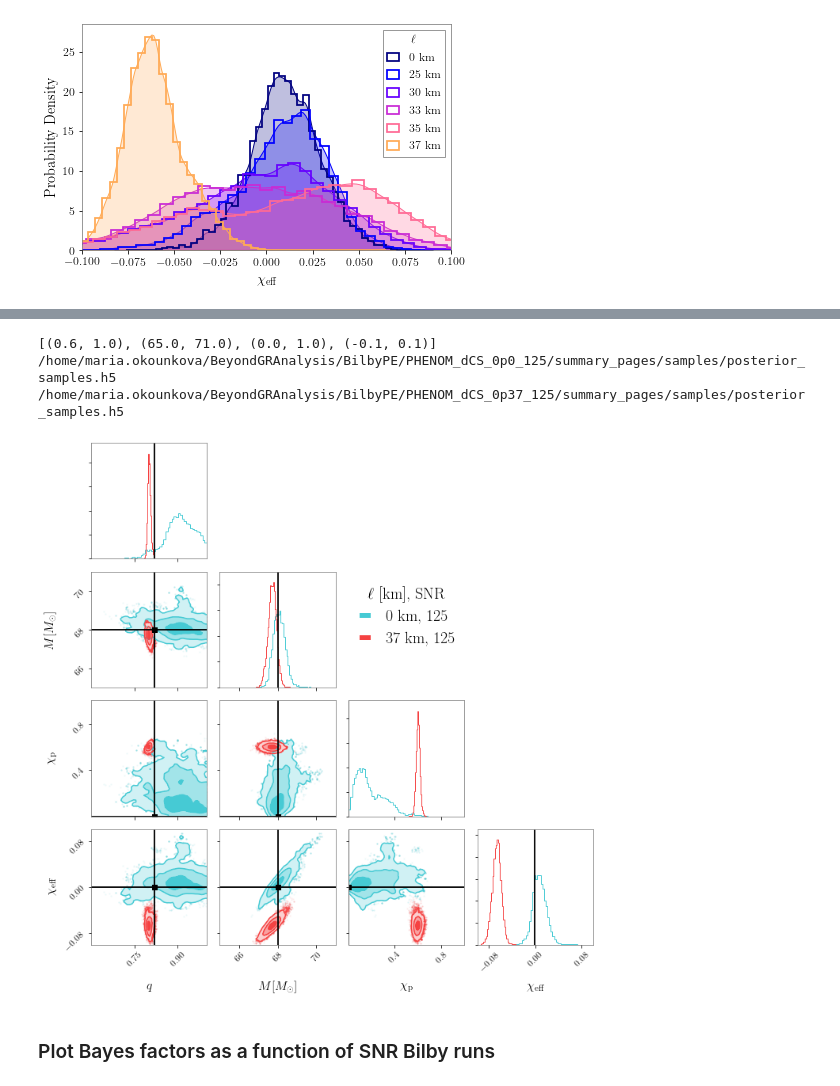
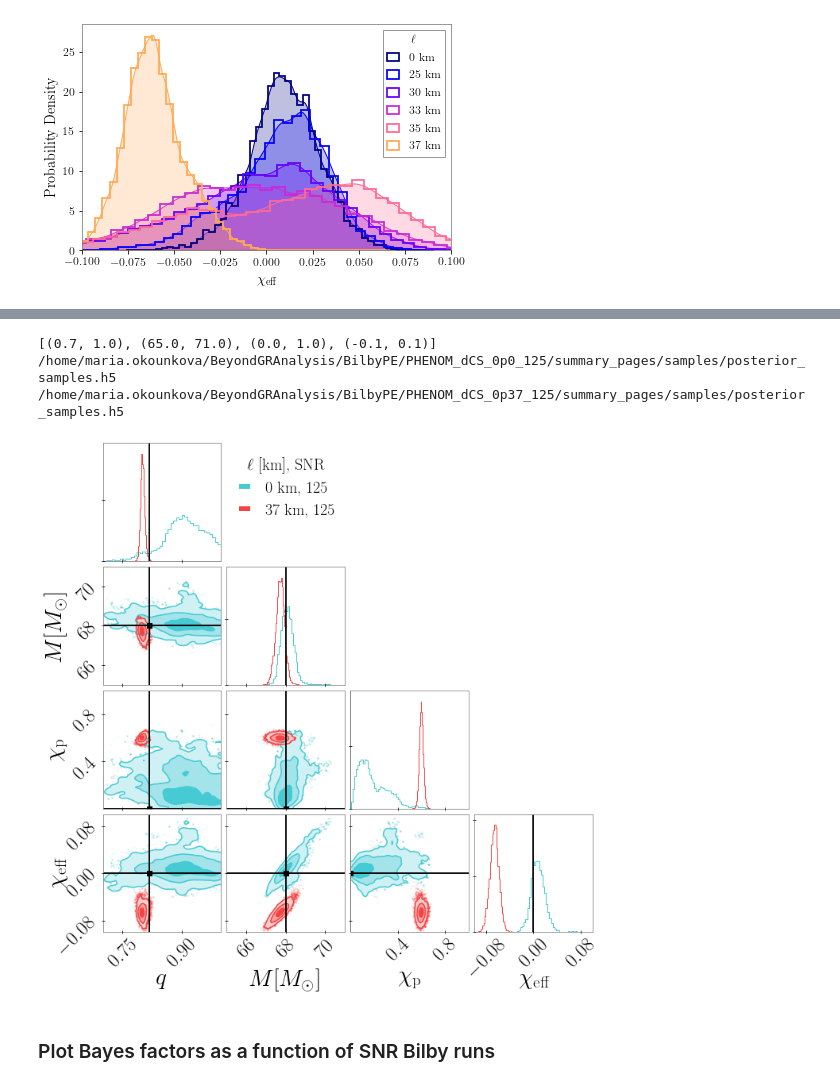
Before and after one commit to mariaokounkova/BeyondGRAnalysis, a Jupyter notebook: BilbyAnalysis.ipynb, the cells around one changed output, grey strips where cells are left out. Saved outputs shown, nothing was run; the diff lists cells and outputs as text; code cells hidden in the pictures.

Commit message:
BilbyAnalysis: Corner plot label fontsize
Increase the fontsize of the labels in our corner plot

```diff
--- a/BilbyAnalysis.ipynb
+++ b/BilbyAnalysis.ipynb
@@ -26,6 +26,7 @@ from ipynb.fs.full.Auxiliary import SubtractPeakTime, EllinKm, ComputeOverlap, C
 # Plot parameters
 matplotlib.rcParams['mathtext.fontset'] = 'stix'
 matplotlib.rcParams['font.family'] = 'STIXGeneral'
+matplotlib.rcParams['axes.labelsize'] = 24
 
 t_gps = 1126259462.0
 t_start = t_gps - 2.0
@@ -185,7 +200,7 @@ fig, ax_arr = plt.subplots(dim, dim, figsize=(12, 12))
 handles = []
 posterior_samples.plot(type="corner",
                          parameters=parameters, fig = fig, color = 'magenta', truths=truths, truth_color='black', \
-                           quantiles=[])
+                           quantiles=[], kde_kwargs={'labelsize':180})
 
 l = ax_arr[1][2].plot([0,0], [0,0], label='test', color = 'magenta')
 handles.append(l[0])
@@ -214,6 +229,10 @@ ax_arr[4][3].set_ylim(RangeDict['chi_eff'])
 
 for ax in fig.get_axes():
     ax.grid(False)
+    xlbl = ax.xaxis.get_label()
+    ax.set_xlabel(xlbl.get_text(), fontsize=30)
+    ylbl = ax.yaxis.get_label()
+    ax.set_ylabel(ylbl.get_text(), fontsize=30)
 
 plt.setp(legend.get_title(),fontsize=20)
 #plt.tight_layout()
@@ -231,9 +250,10 @@ def CornerPlot(cmap):
     print(ranges)
     dim = len(parameters)
 
+    #ells = ['0p0', '0p25', '0p3', '0p33', '0p35', '0p37']
     ells = ['0p0', '0p37']
-    snrs = ['125' for ell in ells]
-    colors = sns.color_palette(cmap, n_colors=len(snrs) + 1)
+    snrs = ['75' for ell in ells]
+    #colors = sns.color_palette(cmap, n_colors=len(ells))
     colors = ['#46cad4', '#f54242']
 
     fig, ax_arr = plt.subplots(dim, dim, figsize=(10, 10))
@@ -253,39 +273,49 @@ def CornerPlot(cmap):
         ## Dealing with the legend
         l = ax_arr[0][dim-1].plot([0,0], [0,0], label=Ell_SNR_String(ell, mass, snr), color = c)
         handles.append(l[0])
 
     ## Plot the injected values myself
 
-    legend = ax_arr[1][2].legend(handles=handles, frameon=False, title = r'$\ell$ [km], SNR', loc = 'upper center', fontsize=20)
+    legend = ax_arr[0][2].legend(handles=handles, frameon=False, title = r'$\ell$ [km], SNR', loc = 'upper center', fontsize=24)
 
     for i in range(4):
         ax_arr[i][0].set_xlim(RangeDict['mass_ratio'])
         ax_arr[i][1].set_xlim(RangeDict['total_mass'])
         ax_arr[i][2].set_xlim(RangeDict['chi_p'])
         ax_arr[i][3].set_xlim(RangeDict['chi_eff'])
 
     ax_arr[1][0].set_ylim(RangeDict['total_mass'])
     ax_arr[2][0].set_ylim(RangeDict['chi_p'])
     ax_arr[2][1].set_ylim(RangeDict['chi_p'])
     ax_arr[3][0].set_ylim(RangeDict['chi_eff'])
     ax_arr[3][1].set_ylim(RangeDict['chi_eff'])
     ax_arr[3][2].set_ylim(RangeDict['chi_eff'])
 
-    plt.setp(legend.get_title(),fontsize=20)
+    for ax in fig.get_axes():
+
+        ax.tick_params(axis='y', direction='inout', labelsize=24)
+        ax.tick_params(axis='x', direction='inout', labelsize=24)
+
+    plt.setp(legend.get_title(),fontsize=24)
 
     for ax in fig.get_axes():
         ax.grid(False)
+        xlbl = ax.xaxis.get_label()
+        ax.set_xlabel(xlbl.get_text(), fontsize=30)
+        ylbl = ax.yaxis.get_label()
+        ax.set_ylabel(ylbl.get_text(), fontsize=30)
 
-    plt.tight_layout()
+    #plt.tight_layout()
     plt.savefig('dCSCorner_125.pdf')
     plt.show()
 
-CornerPlot('plasma')
+#CornerPlot('gnuplot2')
+CornerPlot('mako')
 # %% [output]
-[(0.6, 1.0), (65.0, 71.0), (0.0, 1.0), (-0.1, 0.1)]
+[(0.7, 1.0), (65.0, 71.0), (0.0, 1.0), (-0.1, 0.1)]
 /home/maria.okounkova/BeyondGRAnalysis/BilbyPE/PHENOM_dCS_0p0_125/summary_pages/samples/posterior_samples.h5
 /home/maria.okounkova/BeyondGRAnalysis/BilbyPE/PHENOM_dCS_0p37_125/summary_pages/samples/posterior_samples.h5
-[figure, old version]
+[figure, new version]
 # %% [markdown]
 ### Plot Bayes factors as a function of SNR Bilby runs
 # %%
```
Also changed, not shown: parts of 5 cells of this notebook.
